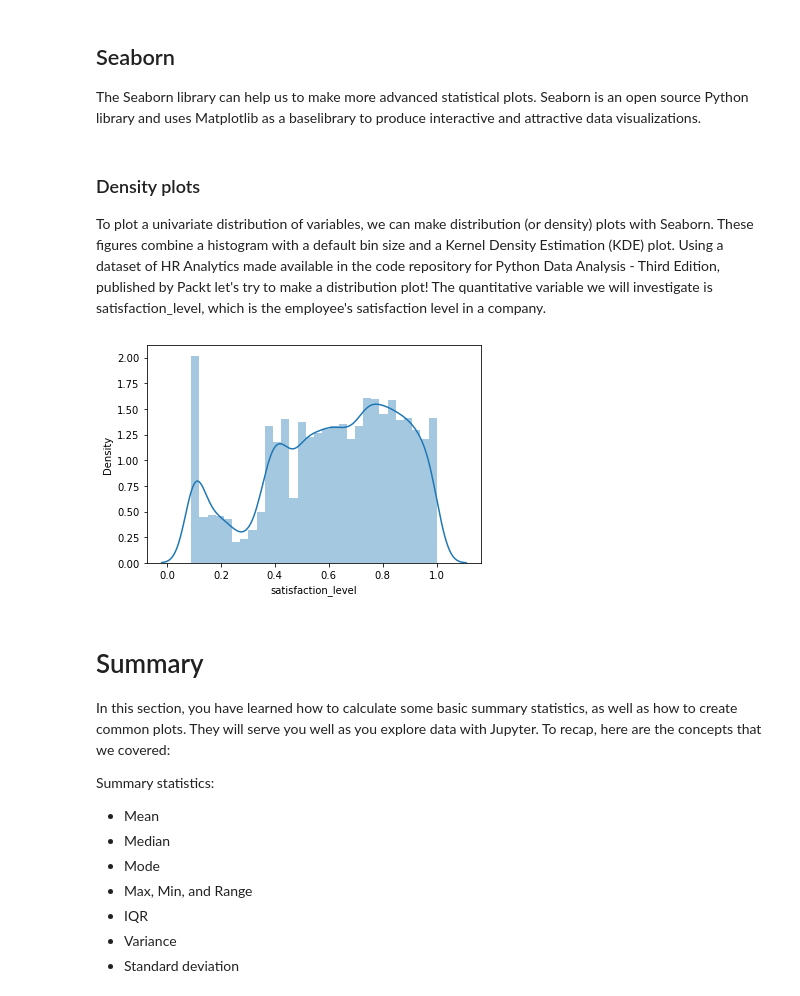
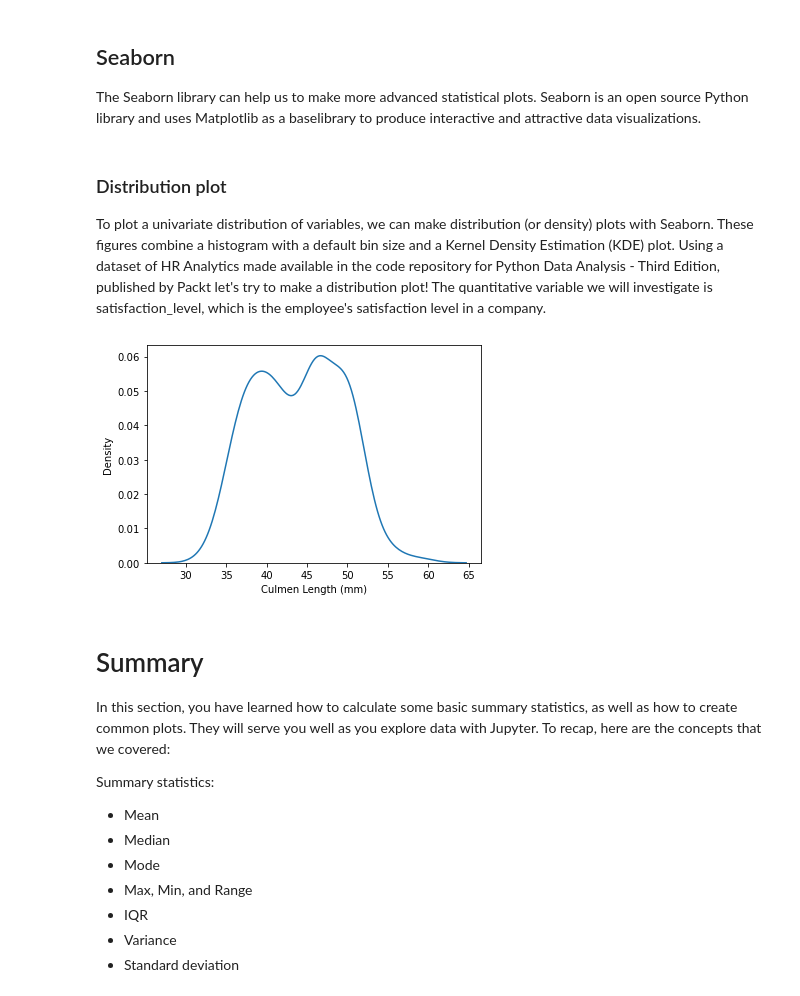
Before and after one commit to vnguyen24/SURF2022, a Jupyter notebook: Session2/Teaching2.ipynb, the cells around one changed output. Saved outputs shown, nothing was run; the diff lists cells and outputs as text; code cells hidden in the pictures.

```diff
--- a/Session2/Teaching2.ipynb
+++ b/Session2/Teaching2.ipynb
@@ -471,27 +471,15 @@ plt.show()
 ## Seaborn
 The Seaborn library can help us to make more advanced statistical plots. Seaborn is an open source Python library and uses Matplotlib as a baselibrary to produce interactive and attractive data visualizations.
 # %% [markdown]
-### Density plots
+### Distribution plot
 To plot a univariate distribution of variables, we can make distribution (or density) plots with Seaborn. These figures combine a histogram with a default bin size and a Kernel Density Estimation (KDE) plot. Using a dataset of HR Analytics made available in the code repository for Python Data Analysis - Third Edition, published by Packt let's try to make a distribution plot! The quantitative variable we will investigate is satisfaction_level, which is the employee's satisfaction level in a company.
-# %%
-# Add libraries
-import pandas as pd
-import seaborn as sns
-import matplotlib.pyplot as plt
-
-# Create DataFrame using pandas
-df = pd.read_csv("HR_comma_sep.csv")
-
-# Create a distribution plot
-sns.distplot(df.satisfaction_level)
-
-# Display the plot
-plt.show()
-
-# NOTE: A warning will appear because the function `distplot` will be removed in the future from seaborn.
-# Try on your own to see what happens when we change `distplot` to `histplot` or to `displot`.
-# %% [output]
-[figure, removed]
+# %%
+sns.kdeplot(penguins["Culmen Length (mm)"])
+
+# Display the plot
+plt.show()
+# %% [output]
+[figure, added]
 # %% [markdown]
 # Summary
 
```
Also changed, not shown: parts of 2 cells of this notebook.
